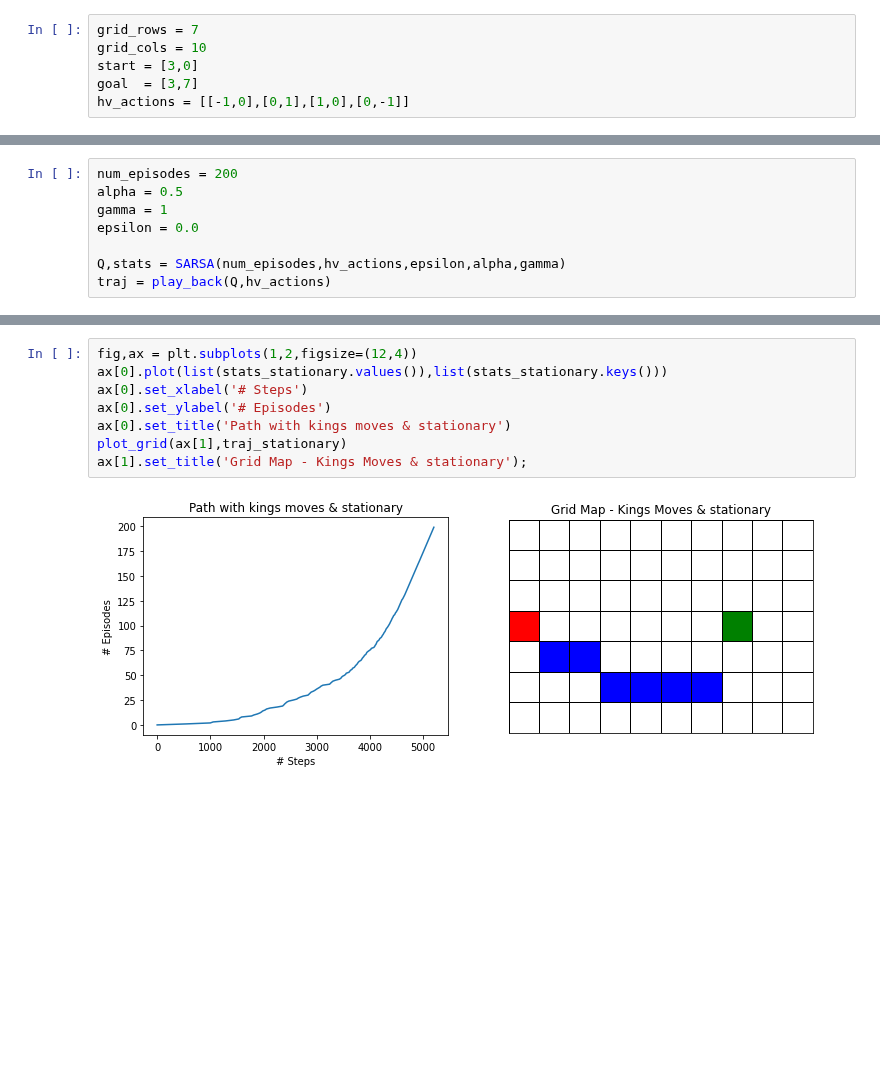
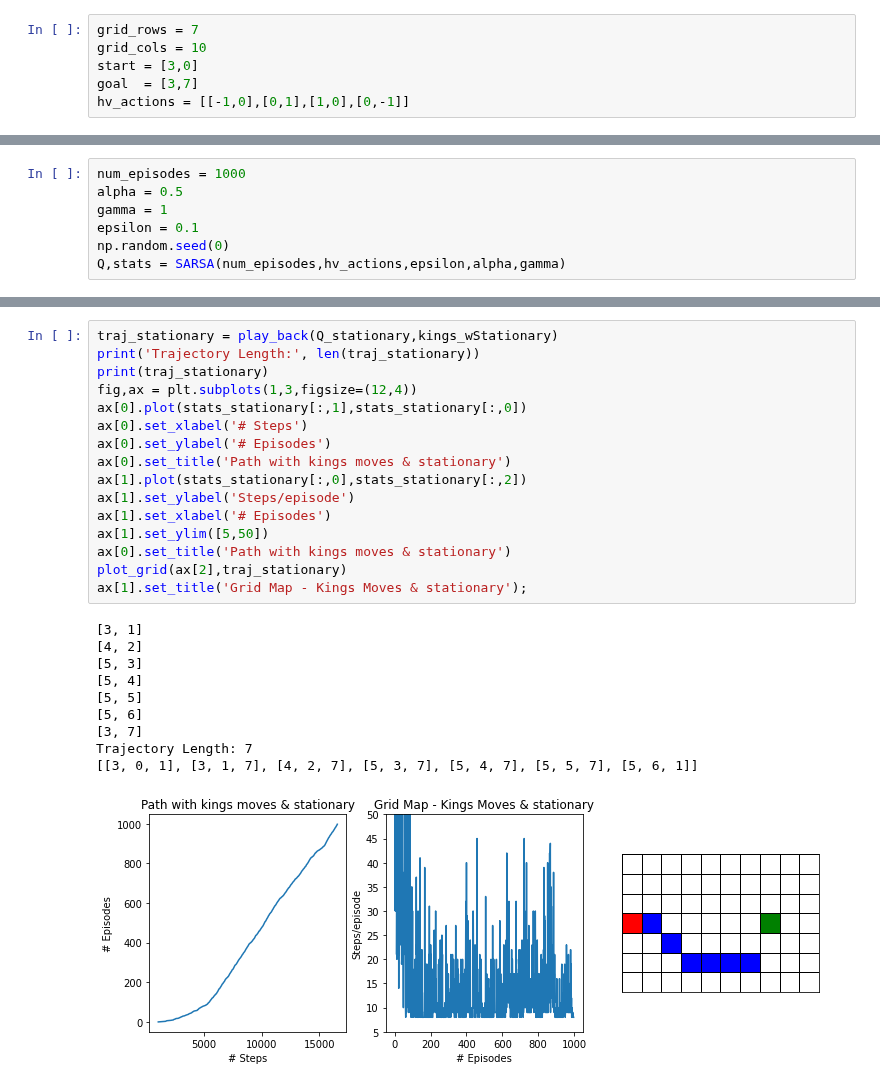
Before and after one commit to chandrusuresh/ReinforcementLearning, a Jupyter notebook: Ch6-TD_Learning/WindyGridworld.ipynb, the cells around one changed output, grey strips where cells are left out. Cells and saved outputs as stored; diff of their text form; blank space fills up the shorter version.

```diff
--- a/Ch6-TD_Learning/WindyGridworld.ipynb
+++ b/Ch6-TD_Learning/WindyGridworld.ipynb
@@ -113,8 +131,7 @@ def SARSA(num_episodes,actions,epsilon,alpha,gamma):
 # %%
-num_episodes = 200
+num_episodes = 1000
 alpha = 0.5
 gamma = 1
-epsilon = 0.0
-
+epsilon = 0.1
+np.random.seed(0)
 Q,stats = SARSA(num_episodes,hv_actions,epsilon,alpha,gamma)
-traj = play_back(Q,hv_actions)
@@ -152,10 +227,27 @@ traj_stationary = play_back(Q_stationary,kings_wStationary)
 # %%
-fig,ax = plt.subplots(1,2,figsize=(12,4))
-ax[0].plot(list(stats_stationary.values()),list(stats_stationary.keys()))
+traj_stationary = play_back(Q_stationary,kings_wStationary)
+print('Trajectory Length:', len(traj_stationary))
+print(traj_stationary)
+fig,ax = plt.subplots(1,3,figsize=(12,4))
+ax[0].plot(stats_stationary[:,1],stats_stationary[:,0])
 ax[0].set_xlabel('# Steps')
 ax[0].set_ylabel('# Episodes')
 ax[0].set_title('Path with kings moves & stationary')
-plot_grid(ax[1],traj_stationary)
+ax[1].plot(stats_stationary[:,0],stats_stationary[:,2])
+ax[1].set_ylabel('Steps/episode')
+ax[1].set_xlabel('# Episodes')
+ax[1].set_ylim([5,50])
+ax[0].set_title('Path with kings moves & stationary')
+plot_grid(ax[2],traj_stationary)
 ax[1].set_title('Grid Map - Kings Moves & stationary');
 # %% [output]
+[3, 1]
+[4, 2]
+[5, 3]
+[5, 4]
+[5, 5]
+[5, 6]
+[3, 7]
+Trajectory Length: 7
+[[3, 0, 1], [3, 1, 7], [4, 2, 7], [5, 3, 7], [5, 4, 7], [5, 5, 7], [5, 6, 1]]
-[figure, old version]
+[figure, new version]
```
Also changed, not shown: parts of 8 cells of this notebook.
